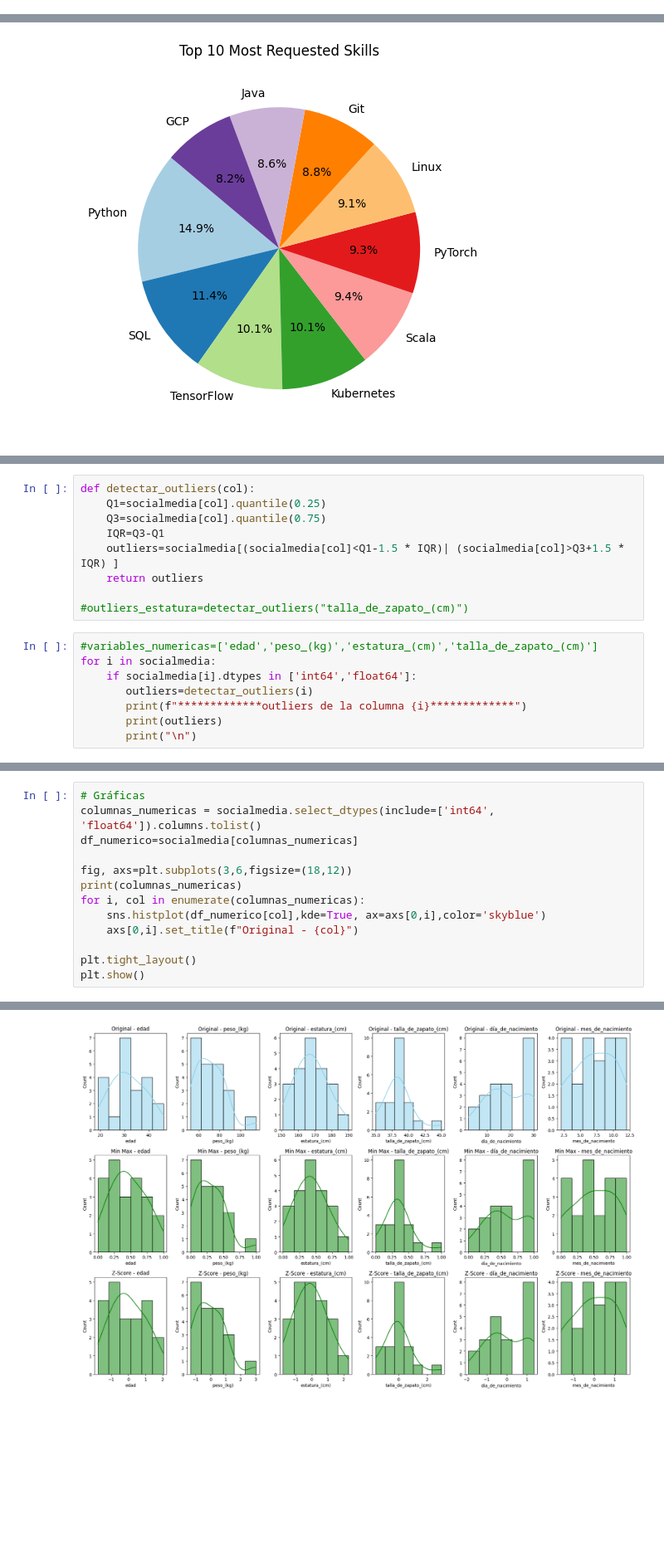
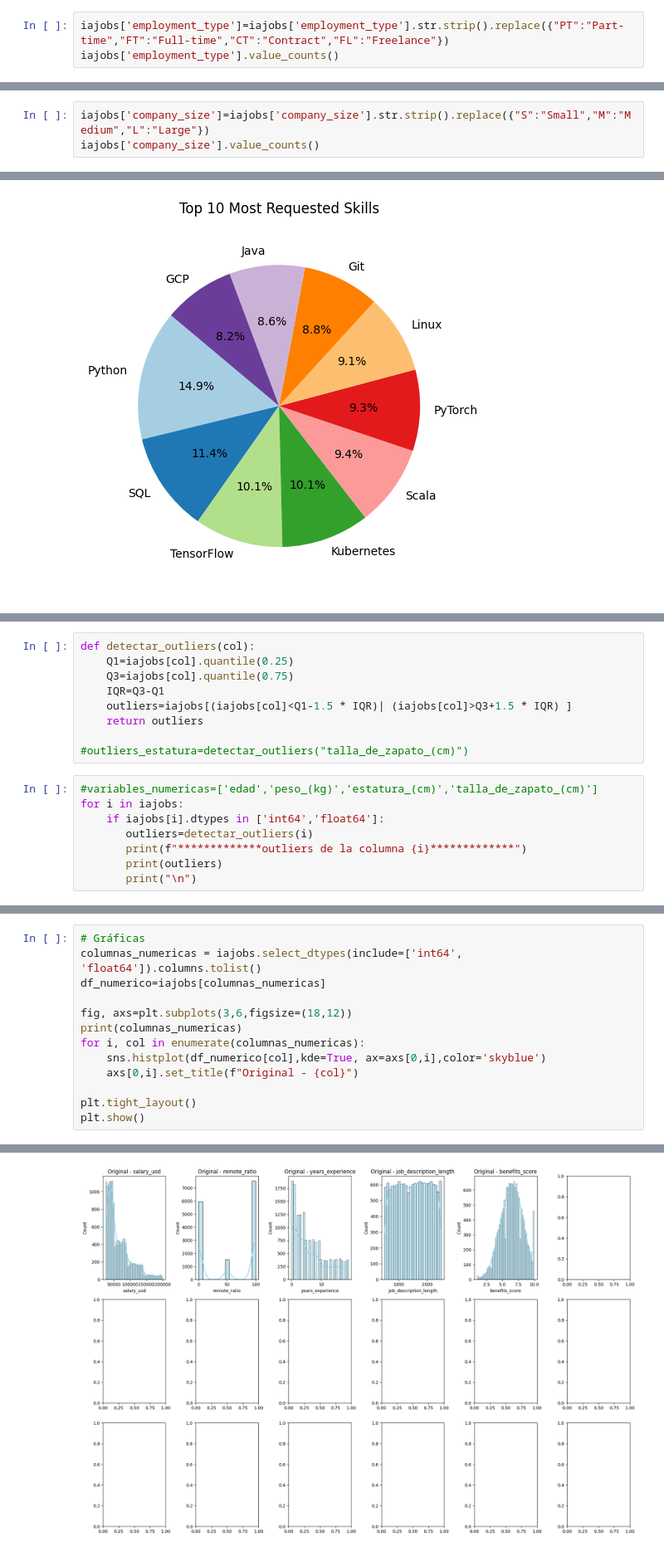
Before and after one commit to jonathan093084/Proyecto_TalentoTech_UdeA, a Jupyter notebook: proyecto_ia_jobs.ipynb, the cells around one changed output, grey strips where cells are left out. Shown at 83% size. Saved outputs shown, nothing was run; the diff lists cells and outputs as text; blank space fills up the shorter version.

```diff
--- a/proyecto_ia_jobs.ipynb
+++ b/proyecto_ia_jobs.ipynb
@@ -51,0 +53,3 @@ Index(['job_id', 'job_title', 'salary_usd', 'salary_currency',
+# %%
+iajobs['employment_type']=iajobs['employment_type'].str.strip().replace({"PT":"Part-time","FT":"Full-time","CT":"Contract","FL":"Freelance"})
+iajobs['employment_type'].value_counts()
@@ -51,0 +63,3 @@ Index(['job_id', 'job_title', 'salary_usd', 'salary_currency',
+# %%
+iajobs['company_size']=iajobs['company_size'].str.strip().replace({"S":"Small","M":"Medium","L":"Large"})
+iajobs['company_size'].value_counts()
@@ -277,16 +220,16 @@ plt.show()
 # %%
 def detectar_outliers(col):
-    Q1=socialmedia[col].quantile(0.25)
-    Q3=socialmedia[col].quantile(0.75)
+    Q1=iajobs[col].quantile(0.25)
+    Q3=iajobs[col].quantile(0.75)
     IQR=Q3-Q1
-    outliers=socialmedia[(socialmedia[col]<Q1-1.5 * IQR)| (socialmedia[col]>Q3+1.5 * IQR) ]
+    outliers=iajobs[(iajobs[col]<Q1-1.5 * IQR)| (iajobs[col]>Q3+1.5 * IQR) ]
     return outliers
 
 #outliers_estatura=detectar_outliers("talla_de_zapato_(cm)")
 # %%
 #variables_numericas=['edad','peso_(kg)','estatura_(cm)','talla_de_zapato_(cm)']
-for i in socialmedia:
-    if socialmedia[i].dtypes in ['int64','float64']:
+for i in iajobs:
+    if iajobs[i].dtypes in ['int64','float64']:
        outliers=detectar_outliers(i)
        print(f"*************outliers de la columna {i}*************")
        print(outliers)
@@ -294,7 +255,7 @@ for i in socialmedia:
 # %%
 # Gráficas
-columnas_numericas = socialmedia.select_dtypes(include=['int64', 'float64']).columns.tolist()
-df_numerico=socialmedia[columnas_numericas]
+columnas_numericas = iajobs.select_dtypes(include=['int64', 'float64']).columns.tolist()
+df_numerico=iajobs[columnas_numericas]
 
 fig, axs=plt.subplots(3,6,figsize=(18,12))
 print(columnas_numericas)
@@ -309 +270 @@ plt.show()
-[figure, old version]
+[figure, new version]
```
Also changed, not shown: parts of 32 cells of this notebook, 7 other files.
